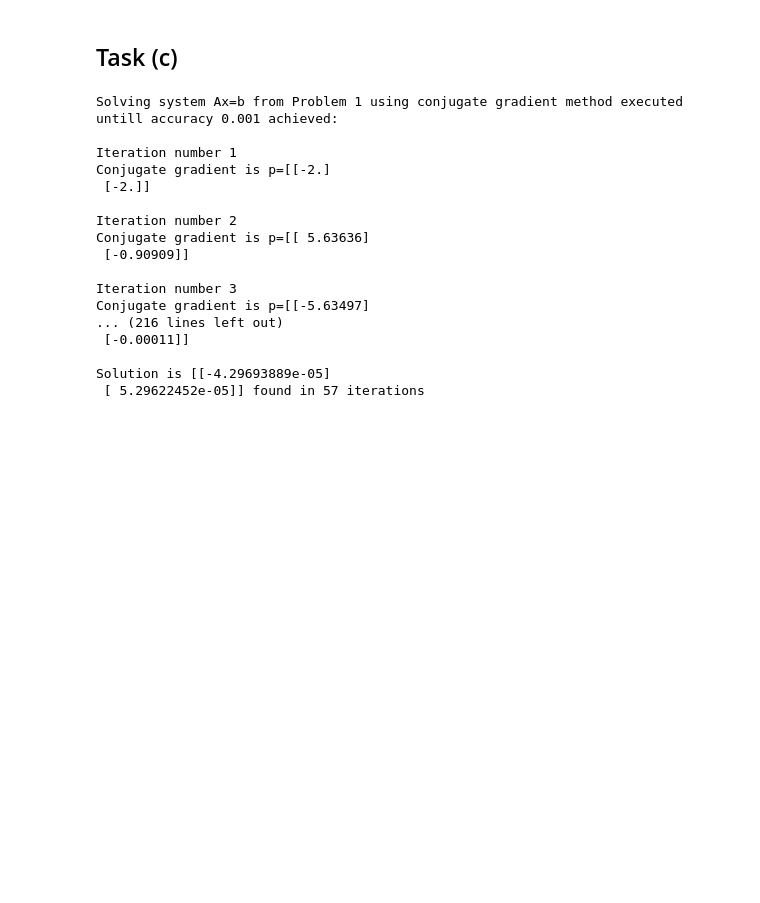
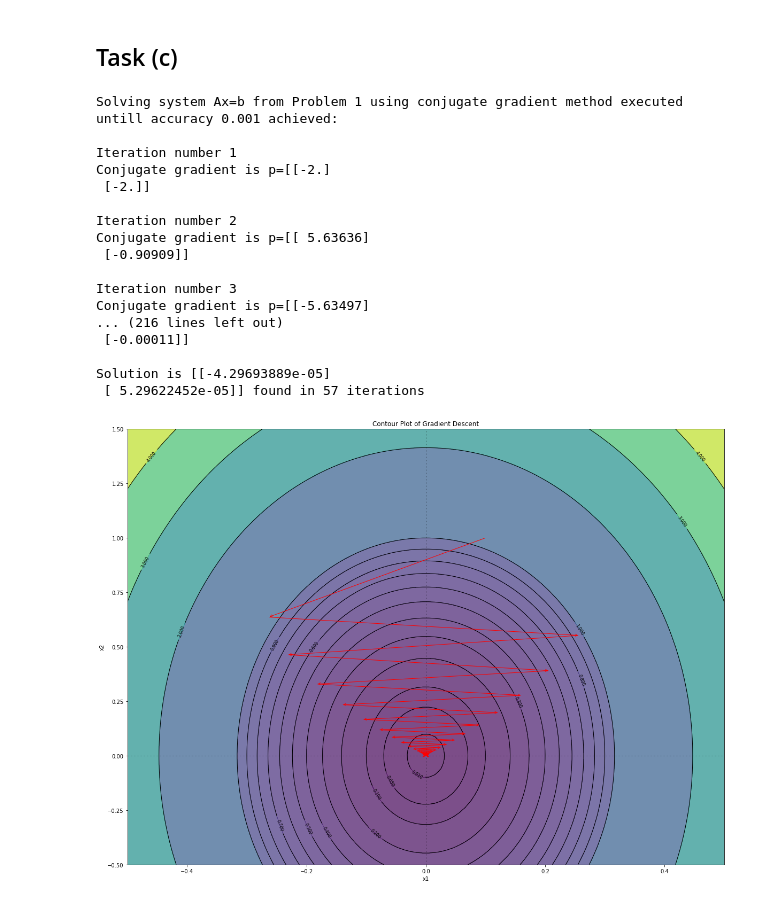
Before and after one commit to kai-wren/LinAl, a Jupyter notebook: LA_HW7.ipynb, the cells around one changed output. Drawn from its saved outputs; the diff is of its cells as text; code cells hidden in the pictures; blank space fills up the shorter version.

```diff
--- a/LA_HW7.ipynb
+++ b/LA_HW7.ipynb
@@ -186,12 +211,14 @@ def CGM(A, x0, acc): #iteratin algorithm for CGM
     iter=0
 
     while True: #execute method until accuracy achieved
+        xs.append(x_old)
         print("\nIteration number %s" %(iter+1))
         alpha_k=(np.dot(np.transpose(r_old), r_old)).item()/(np.dot(np.transpose(p_old),np.dot(A, p_old))).item() #calculating new alpha_k for current step as per CGM formula
         x_new = x_old + alpha_k*p_old #calculating new value for x based on value of alpha_k calcualted above
         print("Conjugate gradient is p=%s" %p_old.round(5)) #printing out conjugate gradient of current iteration
         r_new = -function_5_derivative(x_new) #calculating new residual
         if (np.linalg.norm(r_new) < acc): #check if norm of new residual is less than accuracy
+            xs.append(x_new)
             print("\nSolution is %s" %x_new, "found in %s" %(iter+1), "iterations")
             break
         beta = (np.dot(np.transpose(x_new - x_old), r_new)).item()/(np.dot(np.transpose(r_old), r_old)).item() #calculating value for beta
@@ -204,25 +231,29 @@ def CGM(A, x0, acc): #iteratin algorithm for CGM
 # %%
 A = np.array([[10, 0], [0, 1]]) #setting matrix A
 x0=np.array([[0.1], [1]])  #setting initial value for x0
 acc = 0.001 #setting accuracy.
+xs=[]
 
 print("Solving system Ax=b from Problem 1 using conjugate gradient method executed untill accuracy %.3f achieved:" %acc)
 CGM(A, x0, acc) #executing CGM
+
+plot_grad(xs)
 # %% [output]
 Solving system Ax=b from Problem 1 using conjugate gradient method executed untill accuracy 0.001 achieved:
 
 Iteration number 1
 Conjugate gradient is p=[[-2.]
  [-2.]]
 
 Iteration number 2
 Conjugate gradient is p=[[ 5.63636]
  [-0.90909]]
 
 Iteration number 3
 Conjugate gradient is p=[[-5.63497]
 ... (216 lines left out)
  [-0.00011]]
 
 Solution is [[-4.29693889e-05]
  [ 5.29622452e-05]] found in 57 iterations
+[figure, added]
```
Also changed, not shown: parts of 3 cells of this notebook.
